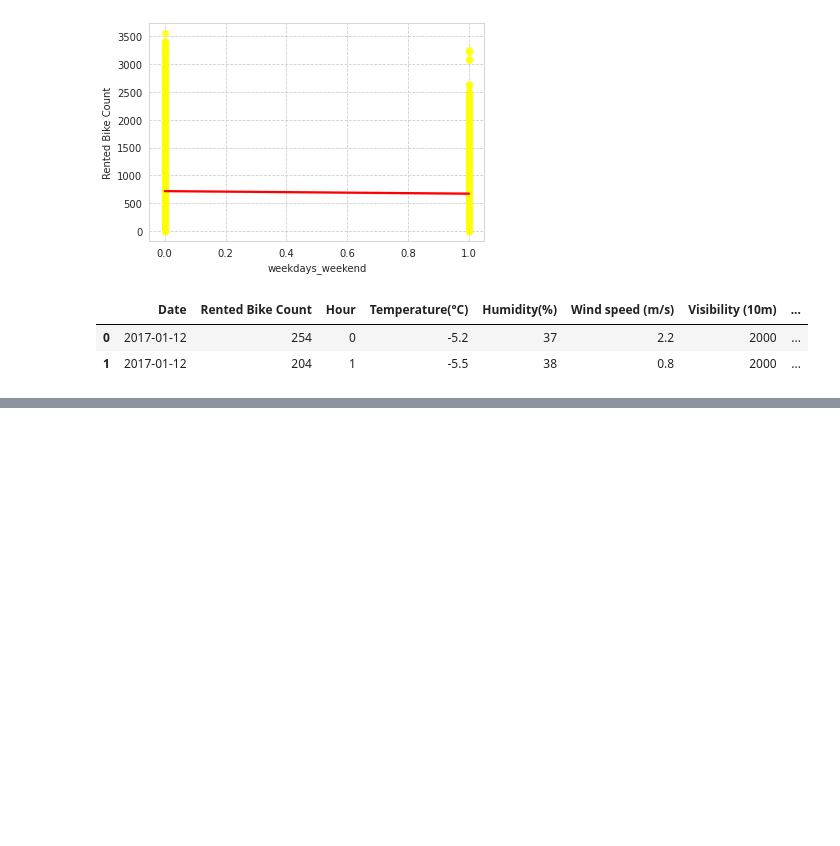
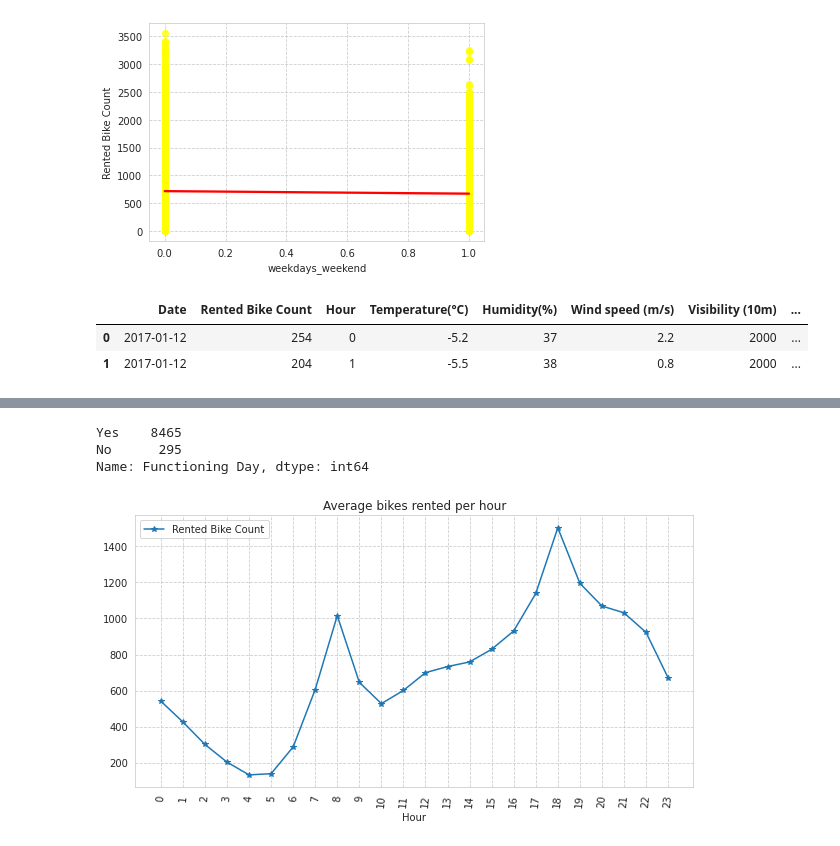
Before and after one commit to nikunjsonule/Bike-Sharing-Demand-Prediction, a Jupyter notebook: Bike_Sharing_Demand_Prediction_Capstone_Project.ipynb, the cells around one changed output, grey strips where cells are left out. Saved outputs shown, nothing was run; the diff lists cells and outputs as text; code cells hidden in the pictures; blank space fills up the shorter version.

```diff
--- a/Bike_Sharing_Demand_Prediction_Capstone_Project.ipynb
+++ b/Bike_Sharing_Demand_Prediction_Capstone_Project.ipynb
@@ -379,0 +399,18 @@ bike_sharing_data.head(2)
+# %%
+# functioning day count
+bike_sharing_data['Functioning Day'].value_counts()
+# %% [output]
+Yes    8465
+No      295
+Name: Functioning Day, dtype: int64
+# %%
+#ploting line graph
+avg_rent_hour = bike_sharing_data.groupby('Hour')['Rented Bike Count'].mean()                          # calculating mean of rented bike Vs hour
+
+# plotting average rent per hour
+plt.figure(figsize=(10,5))
+avg_plot=avg_rent_hour.plot(legend=True,marker= '*',title="Average bikes rented per hour")
+avg_plot.set_xticks(range(len(avg_rent_hrs)));
+avg_plot.set_xticklabels(avg_rent_hour.index.tolist(), rotation=85);
+# %% [output]
+[figure, added]
```
Also changed, not shown: parts of 10 cells of this notebook.
